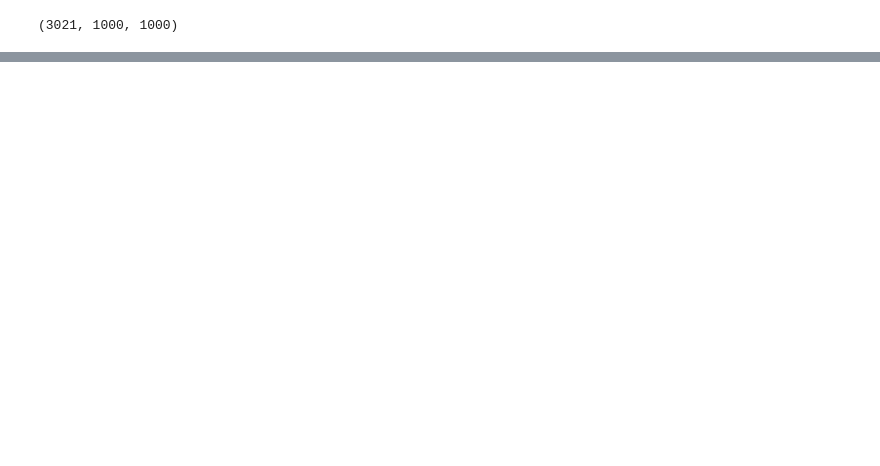
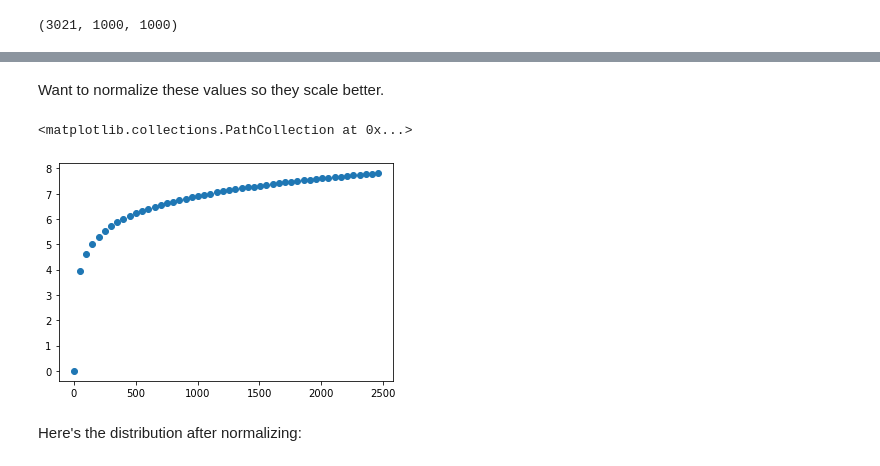
Before and after one commit to Samcfuchs/place-viz, a Jupyter notebook: notebook.ipynb, the cells around one changed output, grey strips where cells are left out. Saved outputs shown, nothing was run; the diff lists cells and outputs as text; code cells hidden in the pictures; blank space fills up the shorter version.

```diff
--- a/notebook.ipynb
+++ b/notebook.ipynb
@@ -54,0 +71,15 @@ below_cutoff = n_updates < 80
+# %% [markdown]
+Want to normalize these values so they scale better.
+# %%
+def normalizer(n, k=1):
+    return np.log(n+k)
+
+x = np.linspace(0,n_updates.max())
+y = normalizer(x)
+
+plt.scatter(x,y)
+# %% [output]
+<matplotlib.collections.PathCollection at 0x...>
+[figure, added]
+# %% [markdown]
+Here's the distribution after normalizing:
```
Also changed, not shown: parts of 23 cells of this notebook, 1 other file.
